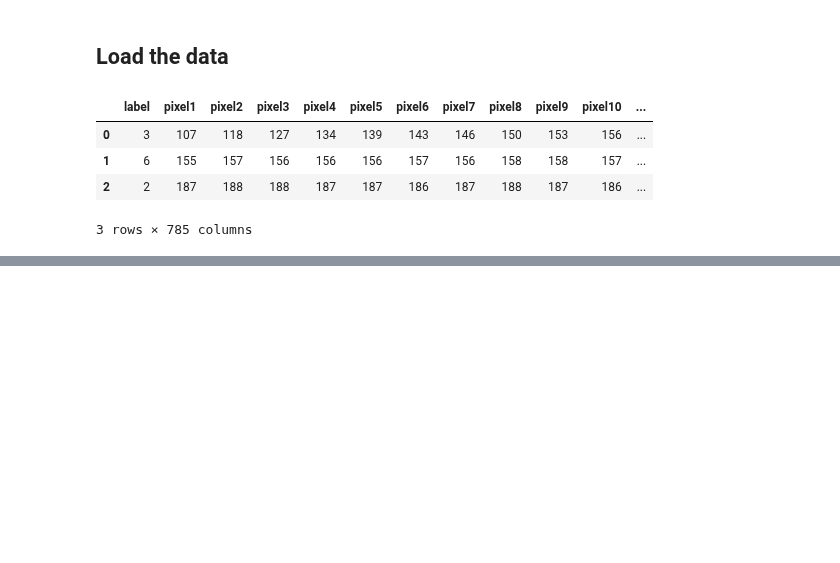
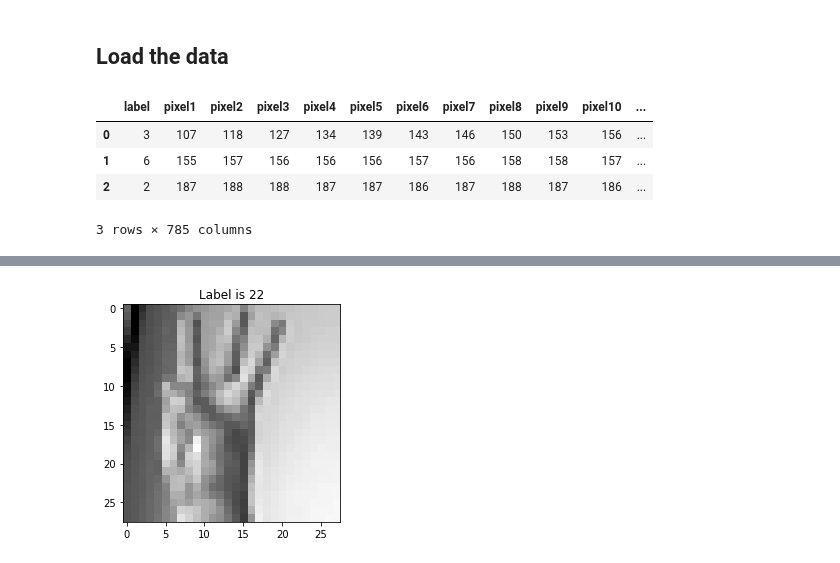
Before and after one commit to suvofalcon/Py-SpringboardAIML, a Jupyter notebook: _15_Tensorflow_GuidedProjects/_03_HandGestureRecognition.ipynb, the cells around one changed output, grey strips where cells are left out. Saved outputs shown, nothing was run; the diff lists cells and outputs as text; code cells hidden in the pictures; blank space fills up the shorter version.

```diff
--- a/_15_Tensorflow_GuidedProjects/_03_HandGestureRecognition.ipynb
+++ b/_15_Tensorflow_GuidedProjects/_03_HandGestureRecognition.ipynb
@@ -50,0 +87,5 @@ data_train.head(3)
+# %%
+# Now display the image number 7 from the train dataset
+show_img(7, data_train)
+# %% [output]
+[figure, added]
```
Also changed, not shown: parts of 5 cells of this notebook.
